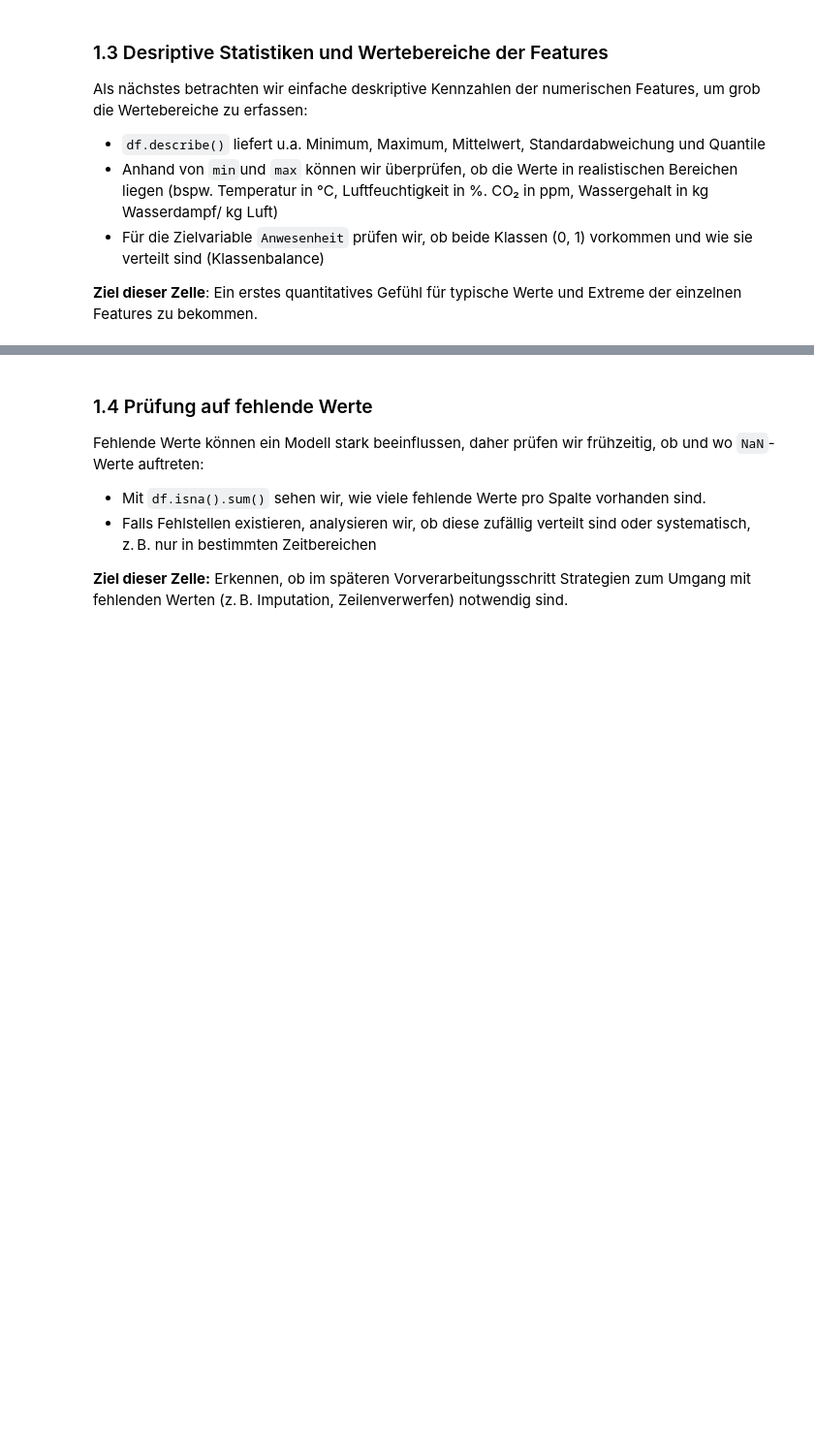
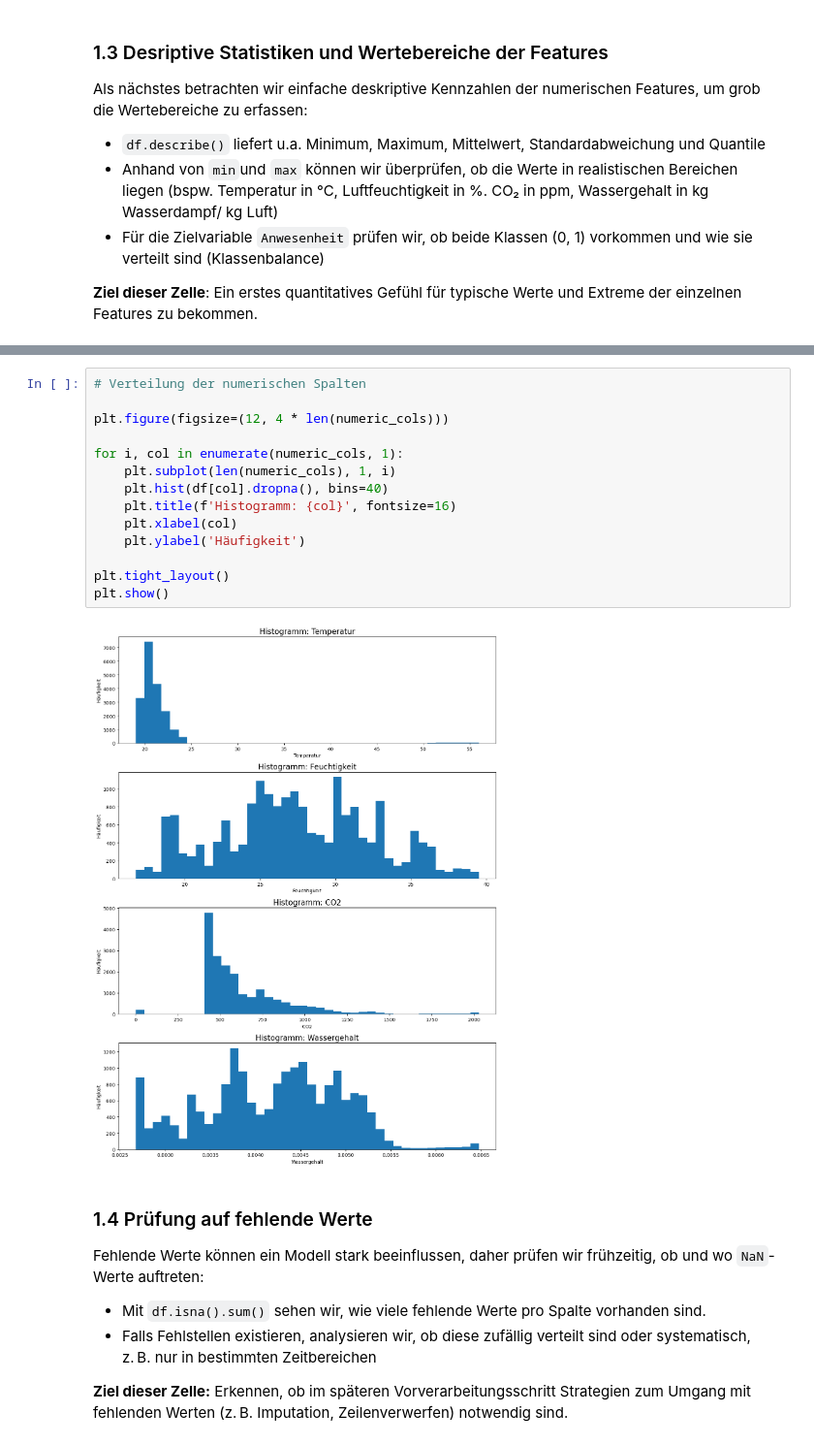
Before and after one commit to Ioannis-Serafim/ml-sensor-project-hka, a Jupyter notebook: notebooks/main.ipynb, the cells around one changed output, grey strips where cells are left out. Shown: that part at 97% size. Cells and saved outputs as stored; diff of their text form; blank space fills up the shorter version.

```diff
--- a/notebooks/main.ipynb
+++ b/notebooks/main.ipynb
@@ -95,3 +112,19 @@ df_sensor_raw['Anwesenheit'].value_counts(normalize=True), df_sensor_raw['Anwese
+# %%
+# Verteilung der numerischen Spalten
+
+plt.figure(figsize=(12, 4 * len(numeric_cols)))
+
+for i, col in enumerate(numeric_cols, 1):
+    plt.subplot(len(numeric_cols), 1, i)
+    plt.hist(df[col].dropna(), bins=40)
+    plt.title(f'Histogramm: {col}', fontsize=16)
+    plt.xlabel(col)
+    plt.ylabel('Häufigkeit')
+
+plt.tight_layout()
+plt.show()
+# %% [output]
+[figure, added]
 # %% [markdown]
 ### 1.4 Prüfung auf fehlende Werte
 
```
Also changed, not shown: parts of 34 cells of this notebook.
